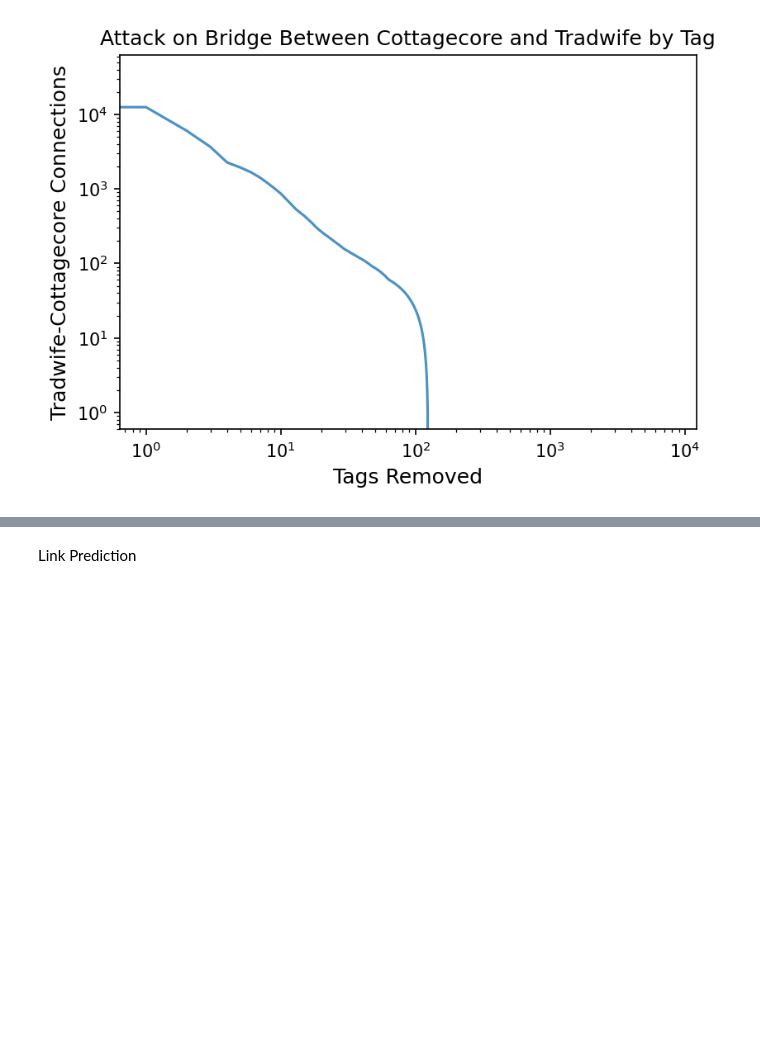
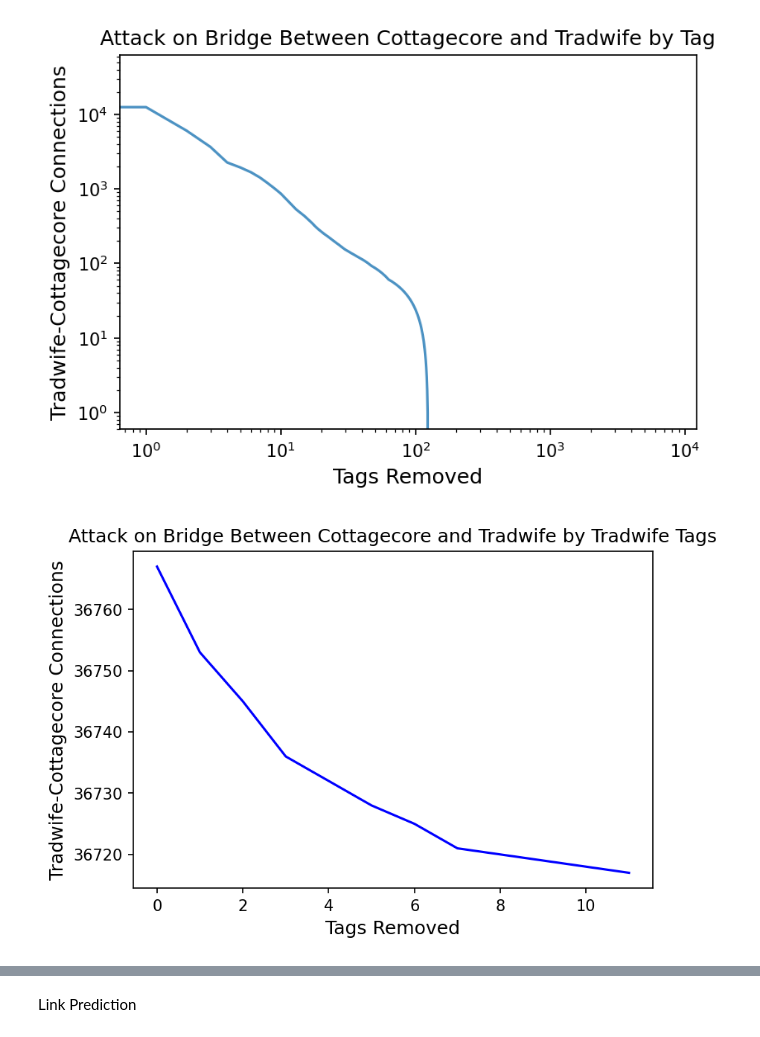
Before and after one commit to olivermallen/Cottagecore_Tradwife_Pipeline, a Jupyter notebook: network_analysis.ipynb, the cells around one changed output, grey strips where cells are left out. Cells and saved outputs as stored; diff of their text form; code cells hidden in the pictures; blank space fills up the shorter version.

Commit message:
adding visualization and finish modeling

```diff
--- a/network_analysis.ipynb
+++ b/network_analysis.ipynb
@@ -339,13 +341,13 @@ Num edges: 660006
 #construct a tree of tradwife nodes, tags, and then cottagecore blogs attached to those tags
 tradwife_users = [x for x,y in G.nodes(data=True) if 'tradwifescore' in y and y['tradwifescore']>=1]
 T = nx.Graph()
-T.add_nodes_from(tradwife_users, type='tradwife')
+T.add_nodes_from(tradwife_users, type='tradwife', mode = 1)
 for tradwife_blog in tradwife_users:
     for tag in G.neighbors(tradwife_blog): #for each tag posted by tradwife user add a node
         if tag not in T.nodes():
-            T.add_node(tag, type='tag')
+            T.add_node(tag, type='tag', mode = 2)
             T.add_edge(tradwife_blog, tag)
         for cottagecore_blog in G.neighbors(tag): #add edges to only cottagecore nodes connected to by these tags
             if cottagecore_blog not in T.nodes():
-                T.add_node(cottagecore_blog, type = 'cottagecore')
+                T.add_node(cottagecore_blog, type = 'cottagecore', mode = 3)
                 T.add_edge(cottagecore_blog, tag)
@@ -476,0 +481,34 @@ plt.show()
+# %%
+#saving to excel to examine tags
+tag_score_df.to_excel("tags.xlsx")
+tradwife_tags = ["#traditional", "#trad", "#traditional femininity", "#sahm", "#stay at home mom", "#modesty", "#Tradwife", "#traditional gender roles", "#Tradfem", "#feminism", "#feminine"]
+# %%
+#plotting removal of tradwife tag nodes in order of tag score, using T
+R = T.copy()
+x_trad = [0, ]
+y_trad = [len([x for x,y in R.nodes(data=True) if y['type']=='cottagecore']), ]
+
+i = 1
+
+for tag in tradwife_tags:
+    R.remove_node(tag)
+    R.remove_nodes_from(list(nx.isolates(R))) #removing singletons created by removing tag
+    x_trad.append(i)
+    y_trad.append(len([x for x,y in R.nodes(data=True) if y['type']=='cottagecore']))
+    i = i + 1
+    if i%100==0:
+        print(i)
+# %%
+import matplotlib.pyplot as plt
+
+fig, ax = plt.subplots(1,1,figsize=(6,4),dpi=150)
+
+ax.plot(x_trad, y_trad, 'b-')
+
+ax.set_xlabel("Tags Removed", fontsize=12)
+ax.set_ylabel("Tradwife-Cottagecore Connections", fontsize=12)
+ax.set_title("Attack on Bridge Between Cottagecore and Tradwife by Tradwife Tags")
+
+plt.show()
+# %% [output]
+[figure, added]
```
Also changed, not shown: parts of 17 cells of this notebook, 3 other files.
